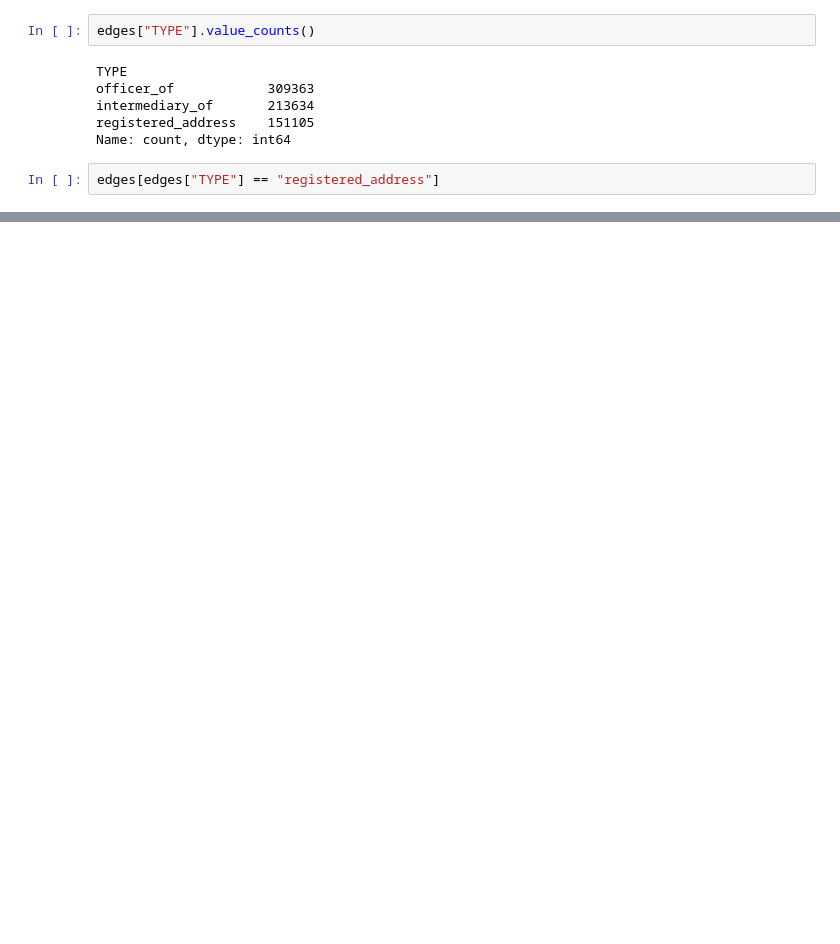
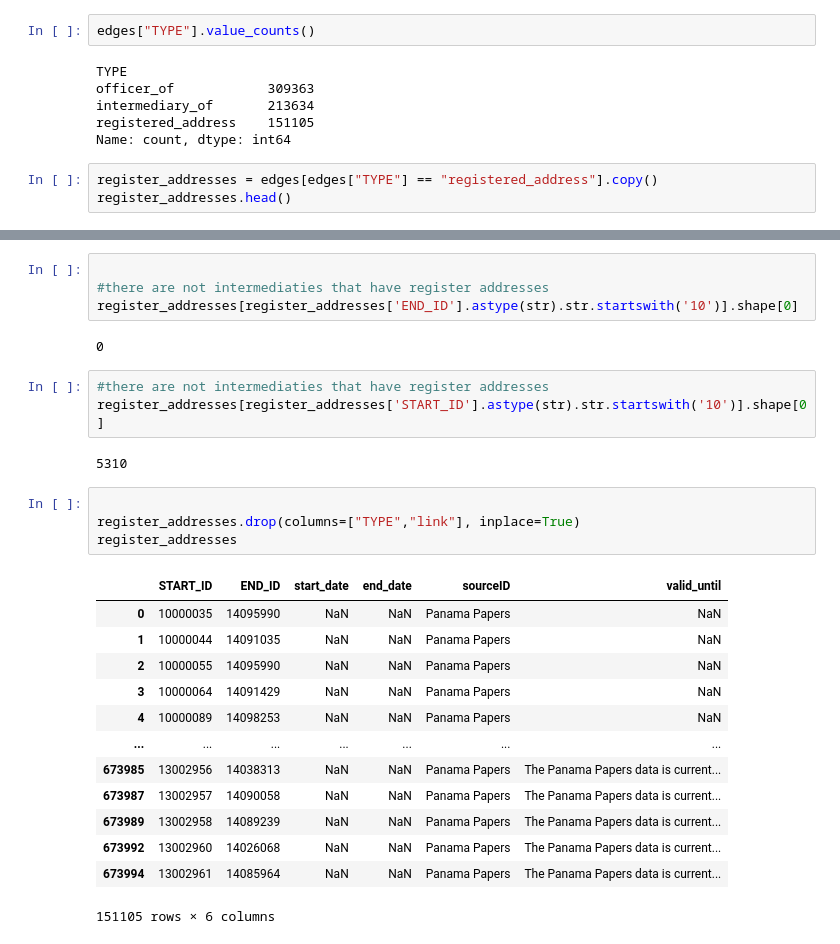
Before and after one commit to dimcel/Panama_papers_SQL, a Jupyter notebook: project.ipynb, the cells around one changed output, grey strips where cells are left out. Saved outputs shown, nothing was run; the diff lists cells and outputs as text; blank space fills up the shorter version.

```diff
--- a/project.ipynb
+++ b/project.ipynb
@@ -944,7 +956,8 @@ intermediary_of       213634
 registered_address    151105
 Name: count, dtype: int64
 # %%
-edges[edges["TYPE"] == "registered_address"]
+register_addresses = edges[edges["TYPE"] == "registered_address"].copy()
+register_addresses.head()
 # %% [output]
 |  | START_ID | TYPE | END_ID | link | start_date | end_date | sourceID | valid_until |
 | 0 | 10000035 | registered_address | 14095990 | registered address | NaN | NaN | Panama Papers | NaN |
@@ -961,0 +968,29 @@ edges[edges["TYPE"] == "registered_address"]
+# %%
+
+#there are not intermediaties that have register addresses
+register_addresses[register_addresses['END_ID'].astype(str).str.startswith('10')].shape[0]
+# %% [output]
+0
+# %%
+#there are not intermediaties that have register addresses
+register_addresses[register_addresses['START_ID'].astype(str).str.startswith('10')].shape[0]
+# %% [output]
+5310
+# %%
+
+register_addresses.drop(columns=["TYPE","link"], inplace=True)
+register_addresses
+# %% [output]
+|  | START_ID | END_ID | start_date | end_date | sourceID | valid_until |
+| 0 | 10000035 | 14095990 | NaN | NaN | Panama Papers | NaN |
+| 1 | 10000044 | 14091035 | NaN | NaN | Panama Papers | NaN |
+| 2 | 10000055 | 14095990 | NaN | NaN | Panama Papers | NaN |
+| 3 | 10000064 | 14091429 | NaN | NaN | Panama Papers | NaN |
+| 4 | 10000089 | 14098253 | NaN | NaN | Panama Papers | NaN |
+| ... | ... | ... | ... | ... | ... | ... |
+| 673985 | 13002956 | 14038313 | NaN | NaN | Panama Papers | The Panama Papers data is current... |
+| 673987 | 13002957 | 14090058 | NaN | NaN | Panama Papers | The Panama Papers data is current... |
+| 673989 | 13002958 | 14089239 | NaN | NaN | Panama Papers | The Panama Papers data is current... |
+| 673992 | 13002960 | 14026068 | NaN | NaN | Panama Papers | The Panama Papers data is current... |
+| 673994 | 13002961 | 14085964 | NaN | NaN | Panama Papers | The Panama Papers data is current... |
+151105 rows × 6 columns
```
Also changed, not shown: parts of 7 cells of this notebook, 2 other files.
